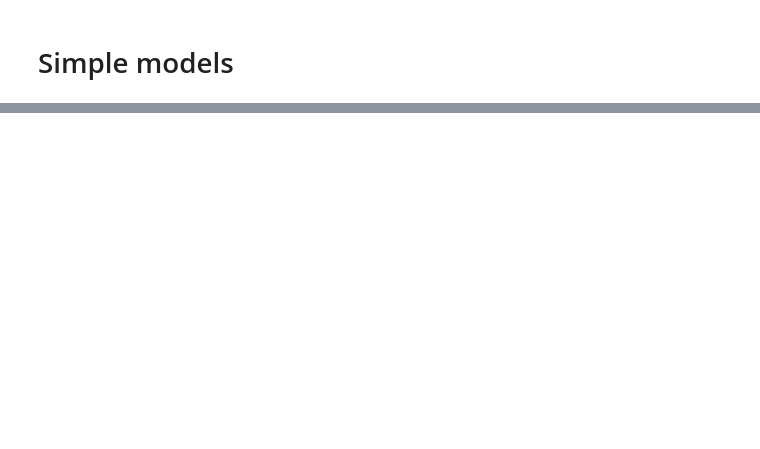
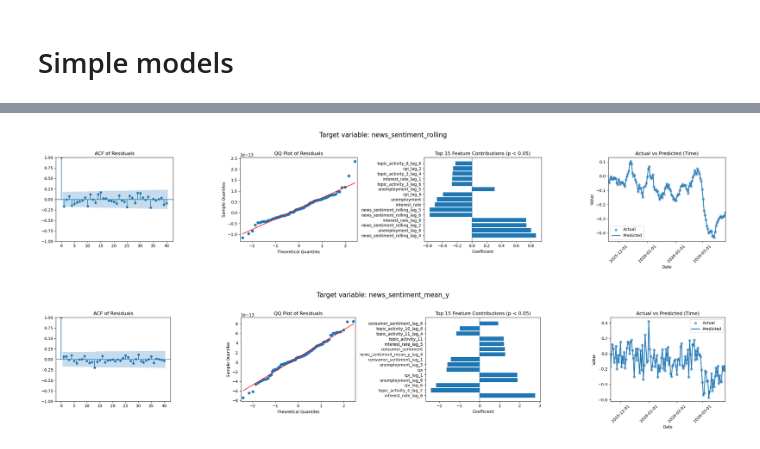
Before and after one commit to Husted42/advanced_business_analytics, a Jupyter notebook: joined_features/anlaysis.ipynb, the cells around one changed output, grey strips where cells are left out. Saved outputs shown, nothing was run; the diff lists cells and outputs as text; code cells hidden in the pictures; blank space fills up the shorter version.

```diff
--- a/joined_features/anlaysis.ipynb
+++ b/joined_features/anlaysis.ipynb
@@ -222,0 +301,7 @@ PolynomialFeatures does not accept missing values encoded as NaN natively. For s
+# %%
+for i in range(len(predictors)):
+    model = train_model_arx(train_df, features, predictors[i], y_lags=6, x_lags=6)
+    diagnose_model(model, time_data=df["date"], title=("Target variable: " + predictors[i]))
+# %% [output]
+[figure, added]
+[figure, added]
```
Also changed, not shown: parts of 10 cells of this notebook, 3 other files.
